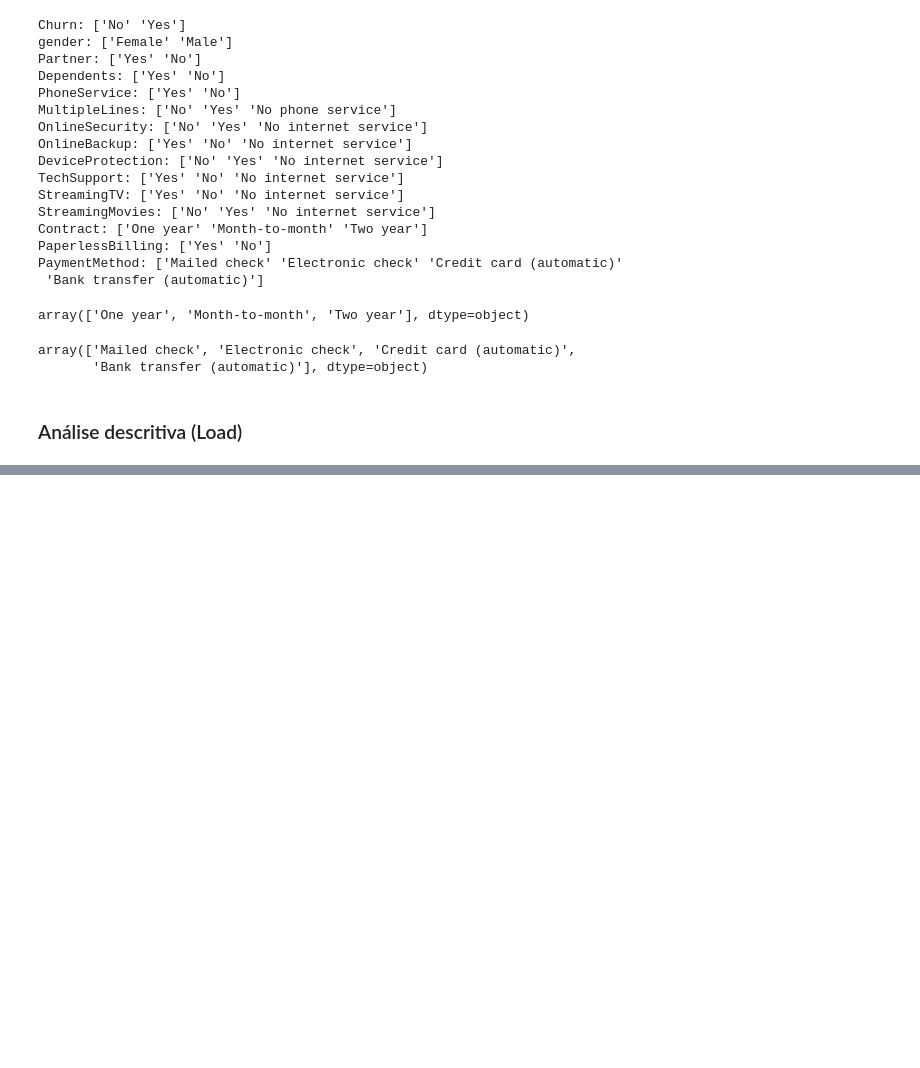
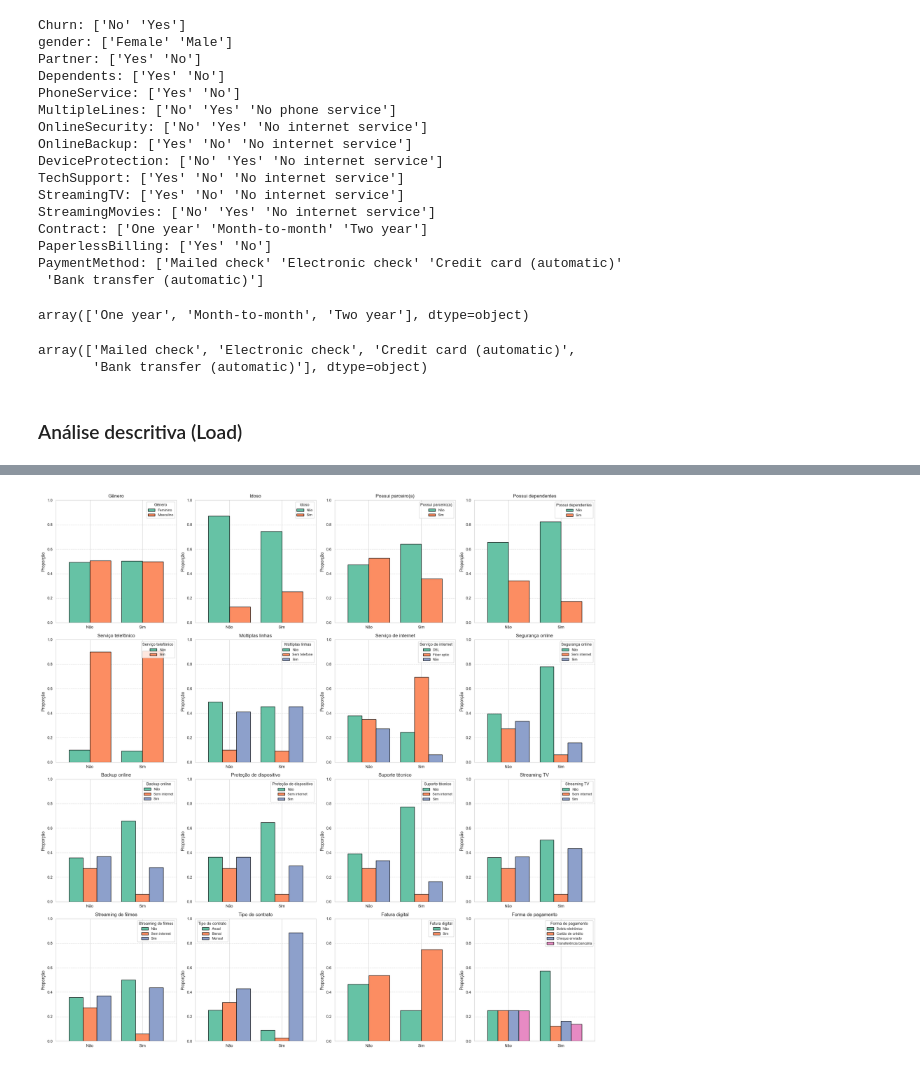
Before and after one commit to just-fontaine/challenge-telecom, a Jupyter notebook: main.ipynb, the cells around one changed output, grey strips where cells are left out. Cells and saved outputs as stored; diff of their text form; code cells hidden in the pictures; blank space fills up the shorter version.

```diff
--- a/main.ipynb
+++ b/main.ipynb
@@ -99,7 +96,7 @@ Charges.Monthly     float64
 Charges.Total        object
 dtype: object
 # %%
-df_original['Charges.Total'] = df_original['Charges.Total'].map(lambda x: x.strip())
+df_original['Charges.Total'] = df_original['Charges.Total'].map(lambda x: x.strip() if isinstance(x, str) else x)
 df_original['Charges.Total'] = df_original['Charges.Total'].map(lambda x: np.nan if x == '' else x)
 # %%
 df_original['Charges.Total'] = df_original['Charges.Total'].astype(float)
@@ -341,0 +325,9 @@ plot_categoria(df_final, 'Churn')
+# %%
+def criar_tabela_relativa(df, colunas):
+    tabela = df.groupby(
+        by=colunas
+    ).size().unstack()
+
+    tabela_relativa = tabela.div(tabela.sum(axis=1), axis=0)
+
+    return tabela_relativa
@@ -341,0 +397,42 @@ plot_categoria(df_final, 'Churn')
+# %%
+import matplotlib.pyplot as plt
+import seaborn as sns
+
+sns.set_style('whitegrid')
+plt.rcParams.update({
+    'font.size': 9,
+    'axes.titlesize': 11,
+    'axes.labelsize': 10,
+    'legend.fontsize': 8
+})
+
+fig, axs = plt.subplots(4, 4, figsize=(18, 18))
+
+for i in range(4):
+    for j in range(4):
+        idx = i * 4 + j
+        coluna_original = colunas_categoricas[idx]
+        coluna_traduzida = colunas_traduzidas[coluna_original]
+
+        tabela_atual = criar_tabela_relativa(df_traduzido, ['Cancelou', coluna_traduzida])
+
+        tabela_atual.plot(
+            kind='bar',
+            ax=axs[i][j],
+            color=sns.color_palette('Set2'),
+            width=0.8,
+            edgecolor='black'
+        )
+
+        axs[i][j].set_title(coluna_traduzida)
+        axs[i][j].set_ylabel('Proporção')
+        axs[i][j].set_xlabel('')
+        axs[i][j].tick_params(axis='x', rotation=0)
+        axs[i][j].grid(axis='y', linestyle='--', alpha=0.7)
+        axs[i][j].legend(title=coluna_traduzida, loc='best')
+        axs[i][j].set_ylim(0, 1)
+
+plt.tight_layout()
+plt.show()
+# %% [output]
+[figure, added]
```
Also changed, not shown: parts of 15 cells of this notebook, 1 other file.
